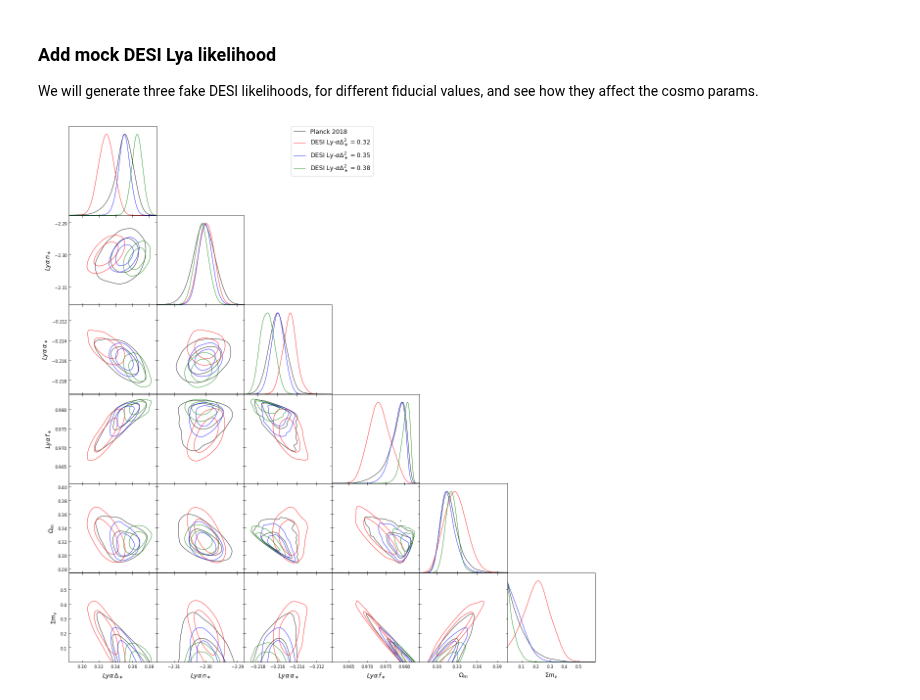
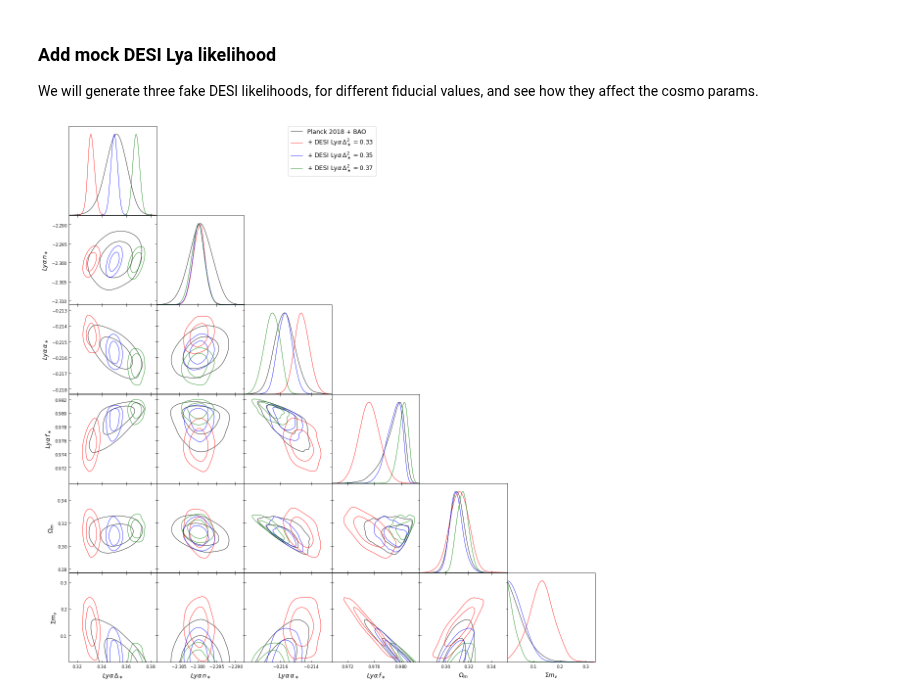
Before and after one commit to igmhub/cup1d, a Jupyter notebook: notebooks/DESI_lya_importance.ipynb, the cells around one changed output. Drawn from its saved outputs; the diff is of its cells as text; code cells hidden in the pictures.

```diff
--- a/notebooks/DESI_lya_importance.ipynb
+++ b/notebooks/DESI_lya_importance.ipynb
@@ -24,3 +21,16 @@ planck2018=planck_chains.get_planck_2018(model='base_mnu',data='plikHM_TTTEEE_lo
+# %%
+add_BAO=True
+if add_BAO:
+    planck_data='plikHM_TTTEEE_lowl_lowE_BAO'
+    planck_label='Planck 2018 + BAO'
+    plot_label='Planck_BAO_LyaDESI_mnu'
+else:
+    planck_data='plikHM_TTTEEE_lowl_lowE'
+    planck_label='Planck 2018'
+    plot_label='Planck_LyaDESI_mnu'
+# model with massive neutrinos
+model='base_mnu'
+planck2018=planck_chains.get_planck_2018(model=model,data=planck_data)
 # %%
 g = plots.getSinglePlotter(width_inch=6)
 g.plot_2d(planck2018['samples'], ['linP_n_star', 'linP_DL2_star'])
@@ -49,15 +59,15 @@ def gaussian_chi2_mock_DESI(neff,DL2,true_DL2=0.35,true_neff=-2.3):
     using a mock measurement from DESI (complete made up at this point).
     """
     # DL2 = k^3 P(k) / (2 pi^2), at z=3
-    DL2_err=0.01
+    DL2_err=0.003
     # neff = effective slope at kp = 0.009 s/km, i.e., d ln P / dln k
-    neff_err=0.003
+    neff_err=0.002
     # correlation coefficient
     r=0.55
     return marg_lya_like.gaussian_chi2(neff,DL2,true_neff,true_DL2,neff_err,DL2_err,r)
 # %%
 samples_DESI=[]
-true_DL2=[0.32,0.35,0.38]
+true_DL2=[0.33,0.35,0.37]
 labels_DESI=[]
 for DL2 in true_DL2:
     new_samples=planck2018['samples'].copy()
@@ -65,13 +75,13 @@ for DL2 in true_DL2:
     new_loglike = 0.5*gaussian_chi2_mock_DESI(p.linP_n_star,p.linP_DL2_star,true_DL2=DL2)
     new_samples.reweightAddingLogLikes(new_loglike) #re-weight cut_samples to account for the new likelihood
     samples_DESI.append(new_samples)
-    labels_DESI.append(r'DESI Ly-$\alpha \Delta^2_\ast = ${}'.format(DL2))
+    labels_DESI.append(r'+ DESI Ly$\alpha \, \Delta^2_\ast = ${}'.format(DL2))
 # %%
 g = plots.getSubplotPlotter(width_inch=16)
 g.settings.axes_fontsize = 10
 g.settings.legend_fontsize = 14
 g.triangle_plot([planck2018['samples'],samples_DESI[0],samples_DESI[1],samples_DESI[2]],
                 ['linP_DL2_star','linP_n_star','linP_alpha_star','linP_f_star','omegam','mnu'],
-                legend_labels=['Planck 2018',labels_DESI[0],labels_DESI[1],labels_DESI[2]])
+                legend_labels=[planck_label,labels_DESI[0],labels_DESI[1],labels_DESI[2]])
 # %% [output]
-[figure, old version]
+[figure, new version]
```
Also changed, not shown: parts of 6 cells of this notebook.
